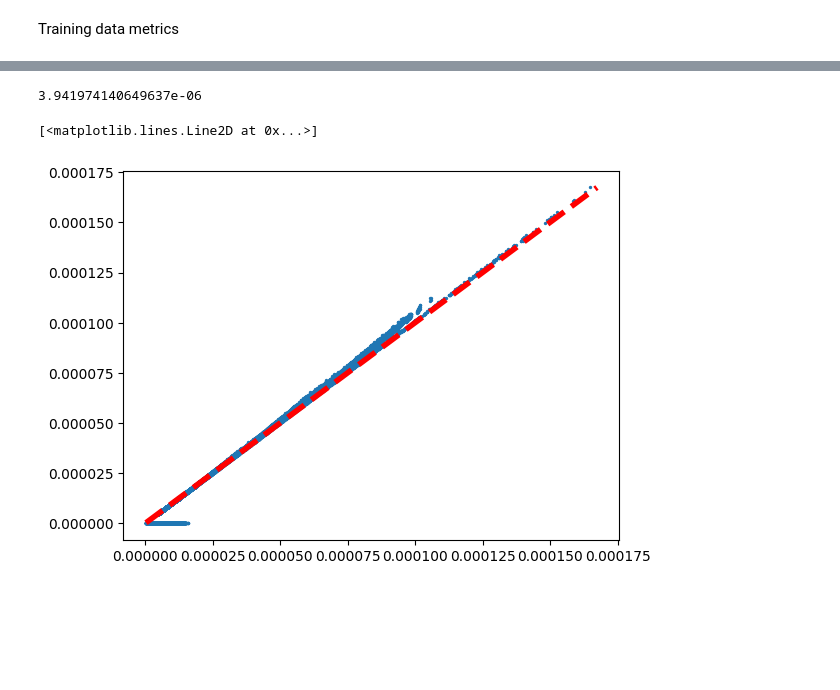
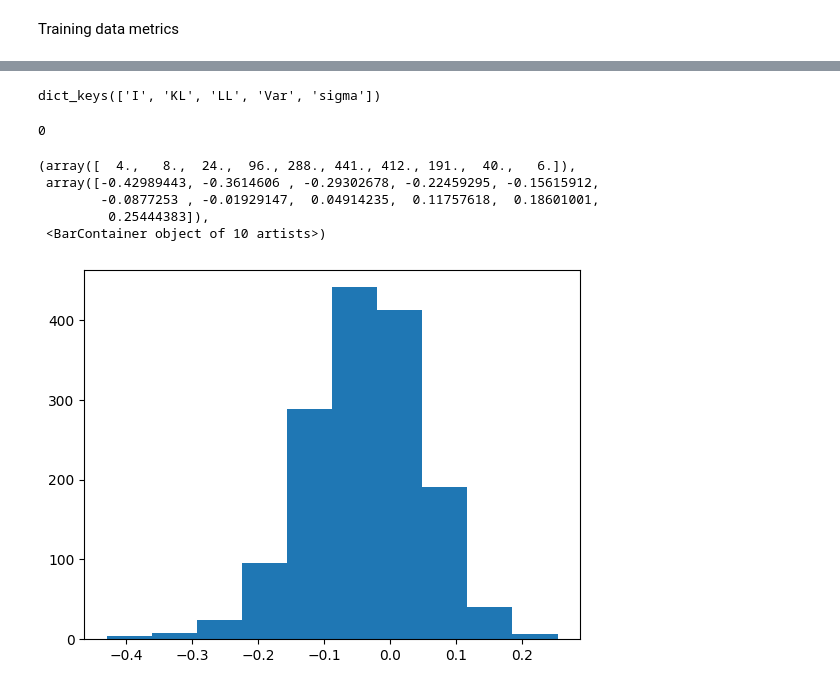
Before and after one commit to mederrata/bayesianquilts, a Jupyter notebook: notebooks/logistic_regression.ipynb, the cells around one changed output, grey strips where cells are left out. Drawn from its saved outputs; the diff is of its cells as text; code cells hidden in the pictures; blank space fills up the shorter version.

```diff
--- a/notebooks/logistic_regression.ipynb
+++ b/notebooks/logistic_regression.ipynb
@@ -326,5 +393,5 @@ bench['auroc']['auroc']
 # %%
-params = lr_model.sample(128)
+params = lr_model.sample(1024)
 loo_out = []
 for batch in tqdm(iter(data_factory())):
-    loo_out += [lr_model.adaptive_loo(batch, params, step_size)]
+    loo_out += [adaptive_is_loo(lr_model, batch, params, 1/n)]
@@ -372,11 +398,21 @@ tf.reduce_sum(tf.cast(p_loo_stepaway_sd/p_loo_sd < 1.0, tf.float32))/n
-# %%
-1/253680
-# %% [output]
-3.941974140649637e-06
-# %%
-plt.scatter(p_loo_stepaway_sd, p_loo_sd, s=2)
-x = np.linspace(min(p_loo_stepaway_sd), max(p_loo_sd), 100)
-plt.plot(x, x, linestyle='dashed', color='red', linewidth=4)
-# %% [output]
-[<matplotlib.lines.Line2D at 0x...>]
-[figure, removed]
+# %%
+loo_out[0].keys()
+# %% [output]
+dict_keys(['I', 'KL', 'LL', 'Var', 'sigma'])
+# %%
+khat = {}
+for method in ["I", "LL", "KL", "Var"]:
+    khat[method] = np.concatenate([out[method]["khat"] for out in loo_out], axis=0)
+# %%
+np.sum(khat["I"]>0.5)
+# %% [output]
+0
+# %%
+plt.hist(khat["KL"])
+# %% [output]
+(array([  4.,   8.,  24.,  96., 288., 441., 412., 191.,  40.,   6.]),
+ array([-0.42989443, -0.3614606 , -0.29302678, -0.22459295, -0.15615912,
+        -0.0877253 , -0.01929147,  0.04914235,  0.11757618,  0.18601001,
+         0.25444383]),
+ <BarContainer object of 10 artists>)
+[figure, added]
```
Also changed, not shown: parts of 24 cells of this notebook, 5 other files.
